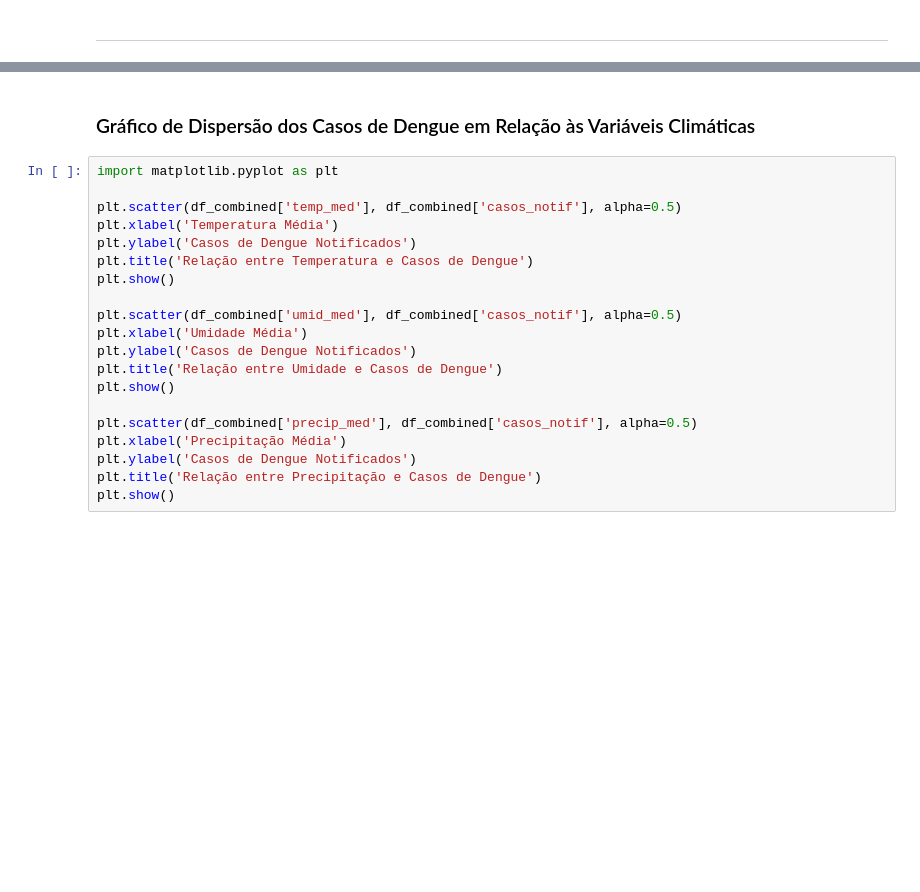
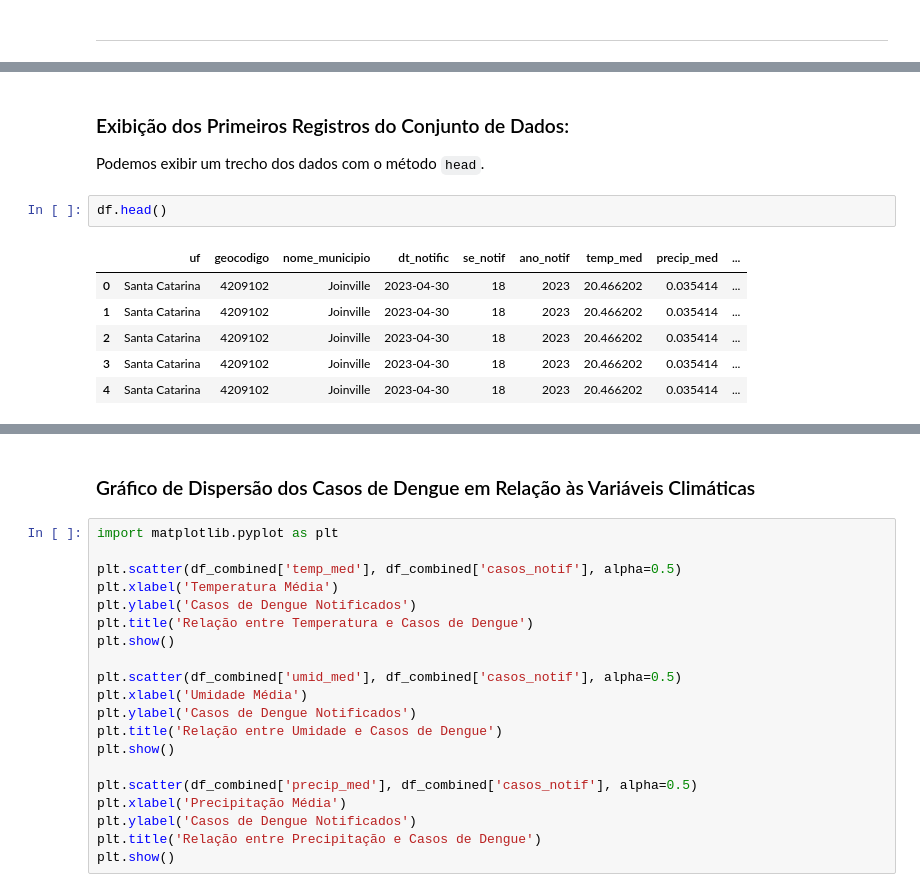
Before and after one commit to osl-pocs/ml-dengue-predict, a Jupyter notebook: notebooks/ML_Dengue_Predict_FINAL.ipynb, the cells around one changed output, grey strips where cells are left out. Cells and saved outputs as stored; diff of their text form; blank space fills up the shorter version.

```diff
--- a/notebooks/ML_Dengue_Predict_FINAL.ipynb
+++ b/notebooks/ML_Dengue_Predict_FINAL.ipynb
@@ -225,0 +212,13 @@ print(f'\n # Total de registros para no novo conjunto de dados: {len(df_combined
+# %% [markdown]
+### Exibição dos Primeiros Registros do Conjunto de Dados:
+
+Podemos exibir um trecho dos dados com o método `head`.
+# %%
+df.head()
+# %% [output]
+|  | uf | geocodigo | nome_municipio | dt_notific | se_notif | ano_notif | temp_med | precip_med | ... |
+| 0 | Santa Catarina | 4209102 | Joinville | 2023-04-30 | 18 | 2023 | 20.466202 | 0.035414 | ... |
+| 1 | Santa Catarina | 4209102 | Joinville | 2023-04-30 | 18 | 2023 | 20.466202 | 0.035414 | ... |
+| 2 | Santa Catarina | 4209102 | Joinville | 2023-04-30 | 18 | 2023 | 20.466202 | 0.035414 | ... |
+| 3 | Santa Catarina | 4209102 | Joinville | 2023-04-30 | 18 | 2023 | 20.466202 | 0.035414 | ... |
+| 4 | Santa Catarina | 4209102 | Joinville | 2023-04-30 | 18 | 2023 | 20.466202 | 0.035414 | ... |
```
Also changed, not shown: parts of 126 cells of this notebook, 2 other files.
